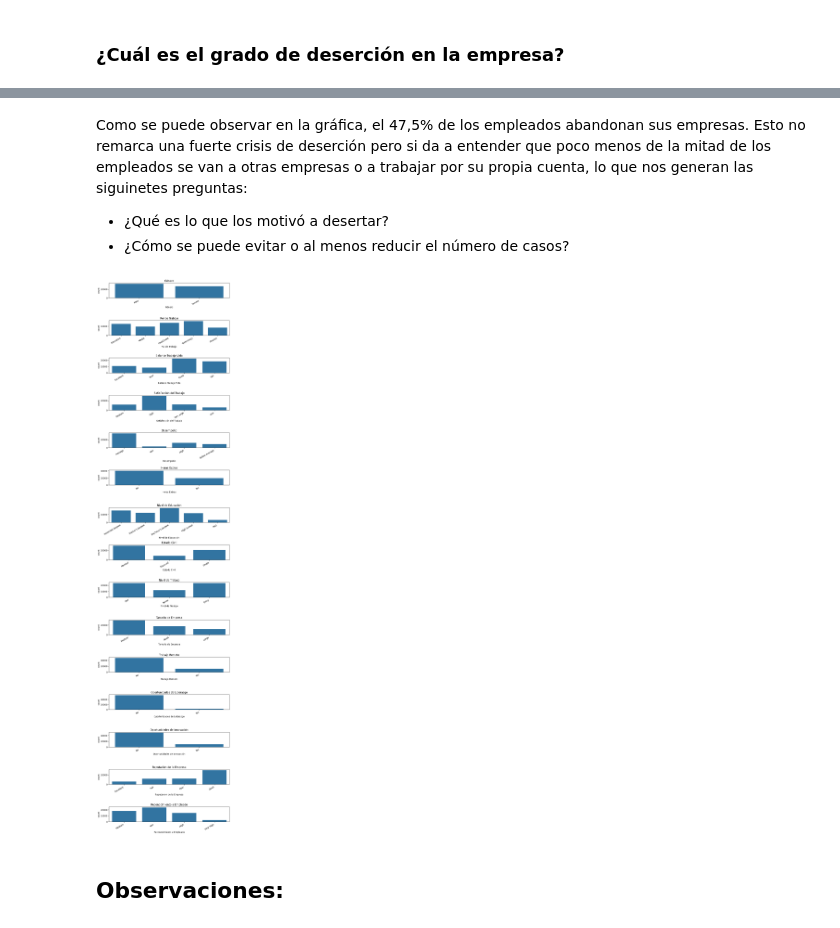
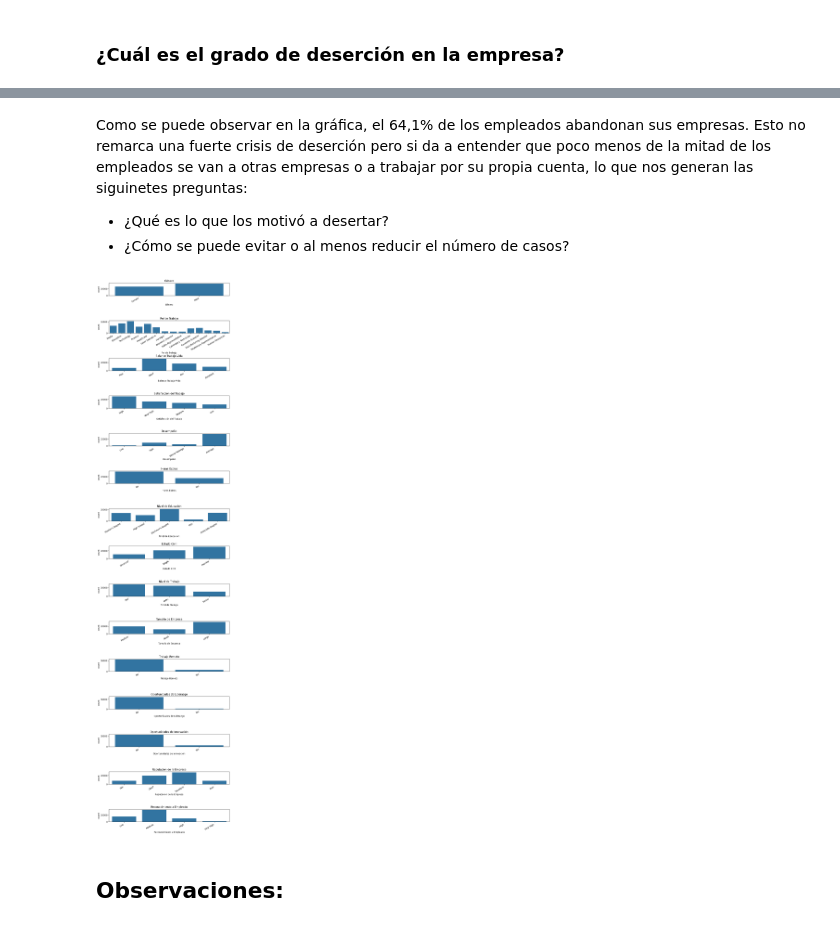
Before and after one commit to equipoPI/EDADesersionEmpleados, a Jupyter notebook: EDA desercion.ipynb, the cells around one changed output, grey strips where cells are left out. Cells and saved outputs as stored; diff of their text form; code cells hidden in the pictures.

```diff
--- a/EDA desercion.ipynb
+++ b/EDA desercion.ipynb
@@ -159,0 +250,11 @@ Debido a la eliminación del 33,8% del Dataset original, se presento la idea de
+# %%
+df2['ID Empleado'] = pd.to_numeric(df2['ID Empleado'] , errors='coerce')
+df2['Edad'] = pd.to_numeric(df2['Edad'] , errors='coerce')
+df2['Antigüedad en la Empresa'] = pd.to_numeric(df2['Antigüedad en la Empresa'], errors='coerce')
+df2['Ingreso Mensual'] = pd.to_numeric(df2['Ingreso Mensual'], errors='coerce')
+df2['Número de Promociones'] = pd.to_numeric(df2['Número de Promociones'], errors='coerce')
+df2['Distancia a Casa'] = pd.to_numeric(df2['Distancia a Casa'], errors='coerce')
+df2['Número de Dependientes'] = pd.to_numeric(df2['Número de Dependientes'], errors='coerce')
+df2['Antigüeadad en el Rubro'] = pd.to_numeric(df2['Antigüeadad en el Rubro'], errors='coerce')
+df2 = df2.dropna()
+df2.info()
@@ -159,0 +279,10 @@ Debido a la eliminación del 33,8% del Dataset original, se presento la idea de
+# %%
+df2['ID Empleado'] = df2['ID Empleado'].astype(int)
+df2['Edad'] = df2['Edad'].astype(int)
+df2['Antigüedad en la Empresa'] = df2['Antigüedad en la Empresa'].astype(int)
+df2['Ingreso Mensual'] = df2['Ingreso Mensual'].astype(int)
+df2['Número de Promociones'] = df2['Número de Promociones'].astype(int)
+df2['Distancia a Casa'] = df2['Distancia a Casa'].astype(int)
+df2['Número de Dependientes'] = df2['Número de Dependientes'].astype(int)
+df2['Antigüeadad en el Rubro'] = df2['Antigüeadad en el Rubro'].astype(int)
+df2.info()
@@ -159,0 +307,3 @@ Debido a la eliminación del 33,8% del Dataset original, se presento la idea de
+# %%
+dfconcatenado = pd.concat([df, df2], axis=0, ignore_index=True)
+dfconcatenado.info()
@@ -176,7 +347,7 @@ Left      28338
 Name: count, dtype: int64
 # %%
 diccionario = {'Left' : 1 , 'Stayed' : 0}
-binario = df['Deserción'].map(diccionario)
+binario = dfconcatenado['Deserción'].map(diccionario)
 
 desercion_counts = binario.value_counts(normalize=True) * 100
 desercion_porcentajes = desercion_counts.sort_index()
@@ -200,24 +371,24 @@ Passing `palette` without assigning `hue` is deprecated and will be removed in v
 # %% [markdown]
-Como se puede observar en la gráfica, el 47,5% de los empleados abandonan sus empresas. Esto no remarca una fuerte crisis de deserción pero si da a entender que poco menos de la mitad de los empleados se van a otras empresas o a trabajar por su propia cuenta, lo que nos generan las siguinetes preguntas:
+Como se puede observar en la gráfica, el 64,1% de los empleados abandonan sus empresas. Esto no remarca una fuerte crisis de deserción pero si da a entender que poco menos de la mitad de los empleados se van a otras empresas o a trabajar por su propia cuenta, lo que nos generan las siguinetes preguntas:
 * ¿Qué es lo que los motivó a desertar?
 * ¿Cómo se puede evitar o al menos reducir el número de casos?
 # %%
 #Realizamos gráficos de barras para el análisis de cada variable tipo object de forma individual y determinar cuales son aquellas que son de nuestro
 #interés para el análisis.
 
 col_cat = ['Género', 'Rol de Trabajo', 'Balance Trabajo-Vida', 'Satisfacción del Trabajo', 'Desempeño', 'Horas Extras', 'Nivel de Educación', 'Estado Civil',
            'Nivel de Trabajo', 'Tamaño de Empresa', 'Trabajo Remoto', 'Oportunidades de Liderazgo', 'Oportunidades de Innovación', 'Reputación de la Empresa',
            'Reconocimiento a Empleado']
 
 fig, ax = plt.subplots(nrows=len(col_cat), ncols=1, figsize=(10,45))
-fig.subplots_adjust(hspace=1.5)
+fig.subplots_adjust(hspace=2)
 
 for i, col in enumerate(col_cat):
-    sns.countplot(x=col, data=df, ax=ax[i])
+    sns.countplot(x=col, data=dfconcatenado, ax=ax[i])
     ax[i].set_title(col)
     ax[i].set_xticklabels(ax[i].get_xticklabels(),rotation=30, ha='right')
 # %% [output]
-[figure, old version]
+[figure, new version]
 # %% [markdown]
 ## Observaciones:
 # %%
```
Also changed, not shown: parts of 19 cells of this notebook.
